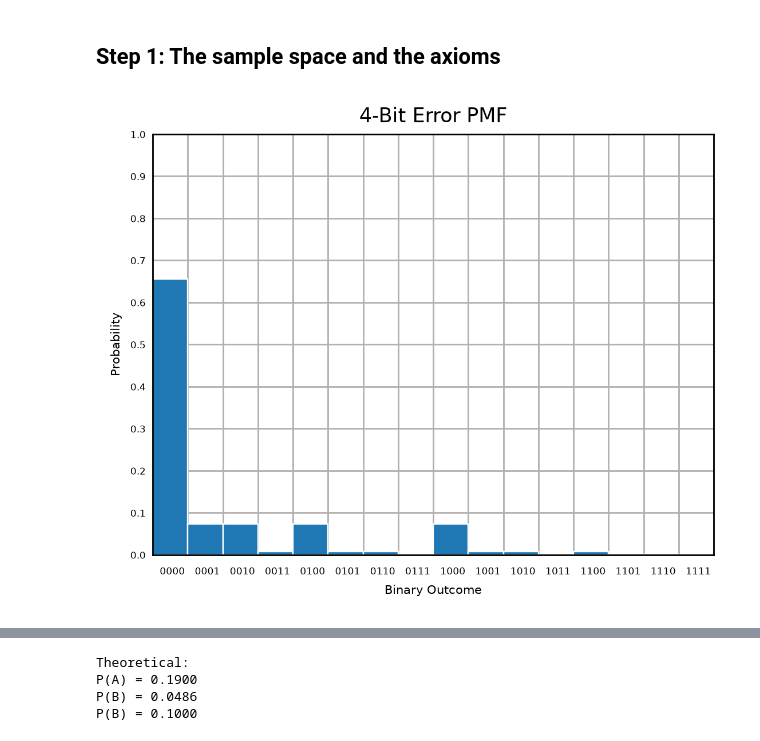
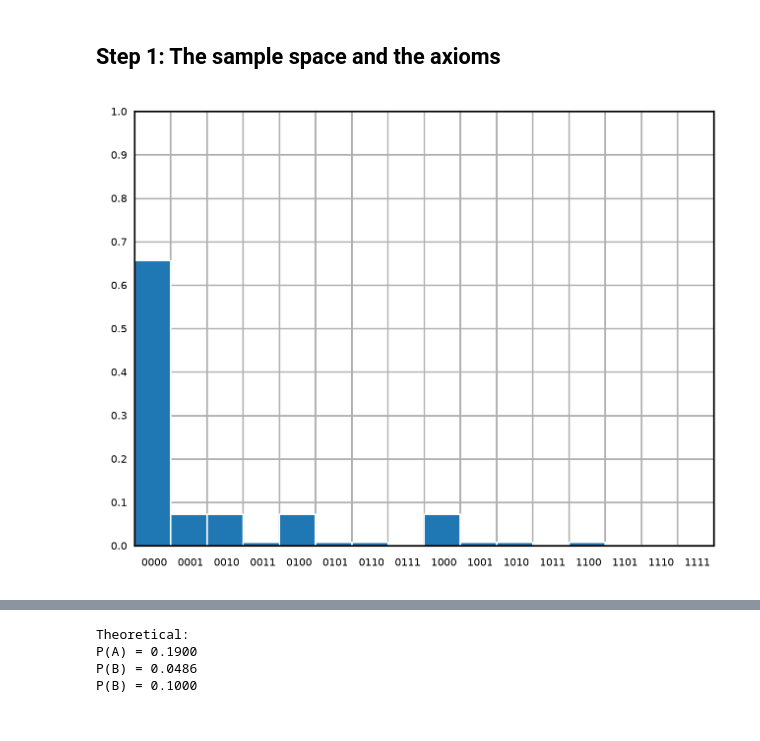
Before and after one commit to mariec-j/ECE3715-Stats-Repo, a Jupyter notebook: Mini-Project-1/mp1.ipynb, the cells around one changed output, grey strips where cells are left out. Cells and saved outputs as stored; diff of their text form; code cells hidden in the pictures.

```diff
--- a/Mini-Project-1/mp1.ipynb
+++ b/Mini-Project-1/mp1.ipynb
@@ -25,40 +25,36 @@ def pattern(n_bits, p, n_errs):
     return (1 - p) ** (n_bits - n_errs) * p ** n_errs
 
 for i in range(outcomes):
     patt[i] = pattern(n_bits, p, i.bit_count())
 
 
 plt.style.use('_mpl-gallery')
 
 # make data:
 x = 0.5 + np.arange(outcomes)
 y = patt
 
 # plot
-fig, ax = plt.subplots(figsize=(4, 3), dpi=250)
+fig, ax = plt.subplots(figsize=(4, 3), dpi=300)
 
 ax.bar(x, y, width=1, edgecolor="white", linewidth=0.7)
 
 ax.set(xticklabels = [f"{i:04b} " for i in range(outcomes)],
        xlim = (0, outcomes), xticks = np.arange(1, outcomes + 1),
        ylim = (0, 1), yticks = np.arange(0, 1.05, 0.1))
 
 ax.tick_params(axis = 'x', pad = 6, labelsize = 5)
 ax.tick_params(axis = 'y', labelsize = 5)
 for label in ax.get_xticklabels():
     label.set_horizontalalignment('right')
 
-plt.title("4-Bit Error PMF", fontsize = 10)
-plt.xlabel("Binary Outcome", fontsize = 6)
-plt.ylabel("Probability", fontsize = 6)
-
 plt.show()
 
 for i in range(outcomes):
     print(f"pattern {i:04b}: p = {patt[i]:.4f}")
-print(f"\nsum = {np.sum(patt):.3f}")
+print(f"\nsum = {np.sum(patt):.4f}")
 # %% [output]
-[figure, old version]
+[figure, new version]
 pattern 0000: p = 0.6561
 pattern 0001: p = 0.0729
 pattern 0010: p = 0.0729
```
Also changed, not shown: parts of 20 cells of this notebook.
